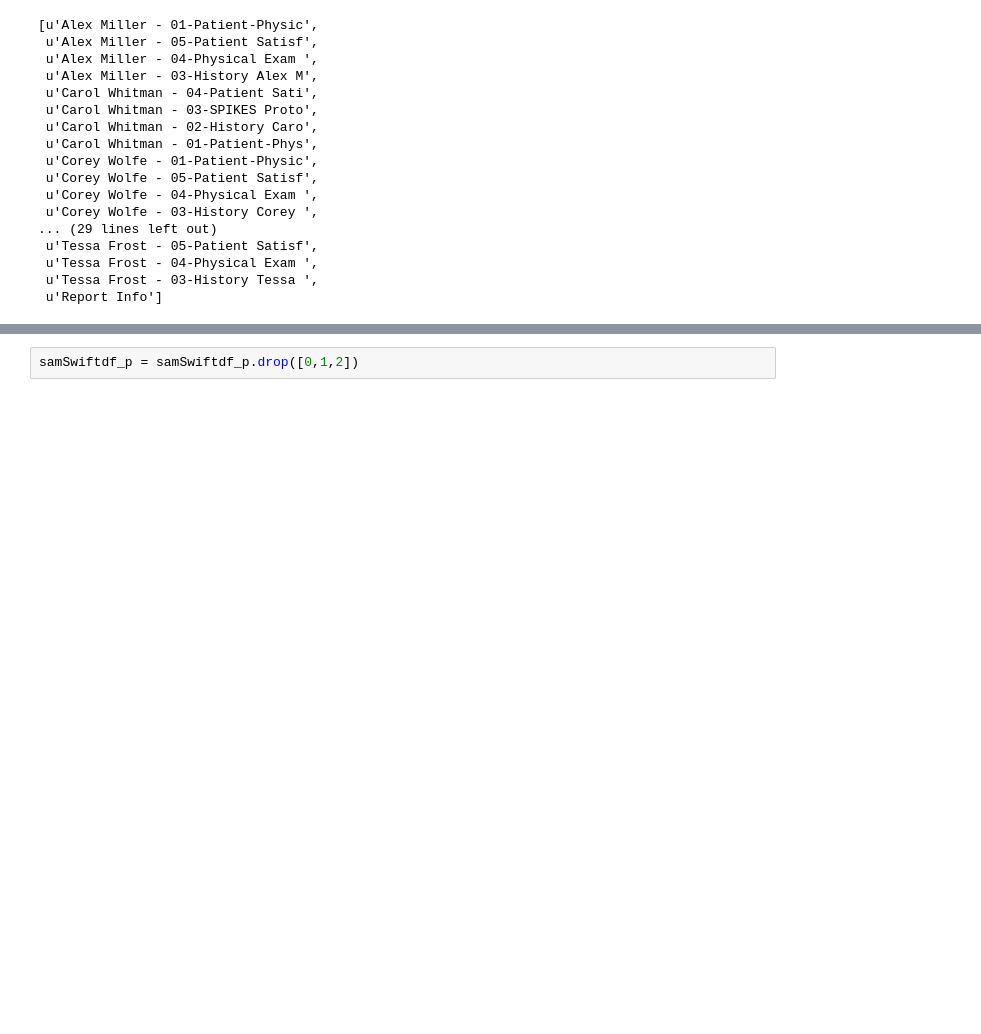
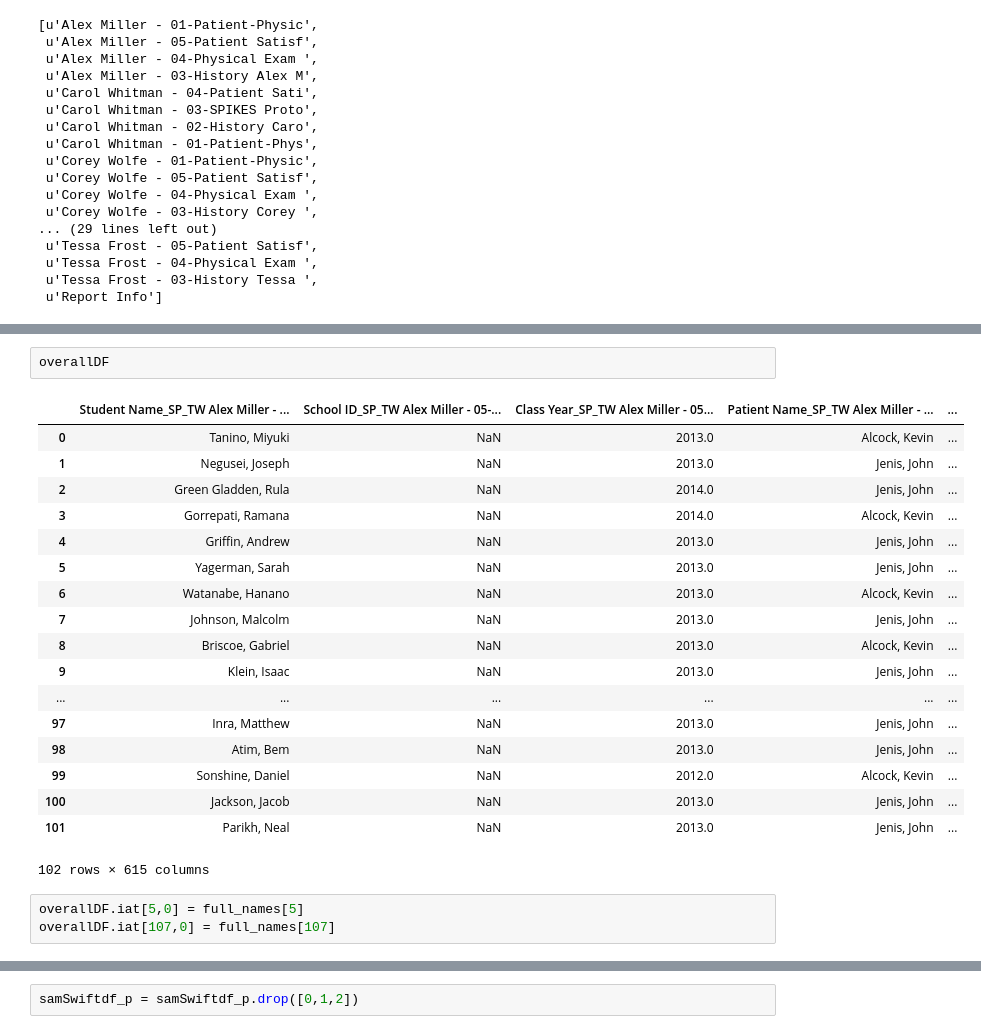
Before and after one commit to RagesMR/8800, a Jupyter notebook: marika_notebook.ipynb, the cells around one changed output, grey strips where cells are left out. Drawn from its saved outputs; the diff is of its cells as text; blank space fills up the shorter version.

```diff
--- a/marika_notebook.ipynb
+++ b/marika_notebook.ipynb
@@ -104,0 +296,24 @@ WARNING *** OLE2 inconsistency: SSCS size is 0 but SSAT size is non-zero
+# %%
+overallDF
+# %% [output]
+|  | Student Name_SP_TW Alex Miller - ... | School ID_SP_TW Alex Miller - 05-... | Class Year_SP_TW Alex Miller - 05... | Patient Name_SP_TW Alex Miller - ... | ... |
+| 0 | Tanino, Miyuki | NaN | 2013.0 | Alcock, Kevin | ... |
+| 1 | Negusei, Joseph | NaN | 2013.0 | Jenis, John | ... |
+| 2 | Green Gladden, Rula | NaN | 2014.0 | Jenis, John | ... |
+| 3 | Gorrepati, Ramana | NaN | 2014.0 | Alcock, Kevin | ... |
+| 4 | Griffin, Andrew | NaN | 2013.0 | Jenis, John | ... |
+| 5 | Yagerman, Sarah | NaN | 2013.0 | Jenis, John | ... |
+| 6 | Watanabe, Hanano | NaN | 2013.0 | Alcock, Kevin | ... |
+| 7 | Johnson, Malcolm | NaN | 2013.0 | Jenis, John | ... |
+| 8 | Briscoe, Gabriel | NaN | 2013.0 | Alcock, Kevin | ... |
+| 9 | Klein, Isaac | NaN | 2013.0 | Jenis, John | ... |
+| ... | ... | ... | ... | ... | ... |
+| 97 | Inra, Matthew | NaN | 2013.0 | Jenis, John | ... |
+| 98 | Atim, Bem | NaN | 2013.0 | Jenis, John | ... |
+| 99 | Sonshine, Daniel | NaN | 2012.0 | Alcock, Kevin | ... |
+| 100 | Jackson, Jacob | NaN | 2013.0 | Jenis, John | ... |
+| 101 | Parikh, Neal | NaN | 2013.0 | Jenis, John | ... |
+102 rows × 615 columns
+# %%
+overallDF.iat[5,0] = full_names[5]
+overallDF.iat[107,0] = full_names[107]
```
Also changed, not shown: parts of 42 cells of this notebook, 21 other files.
